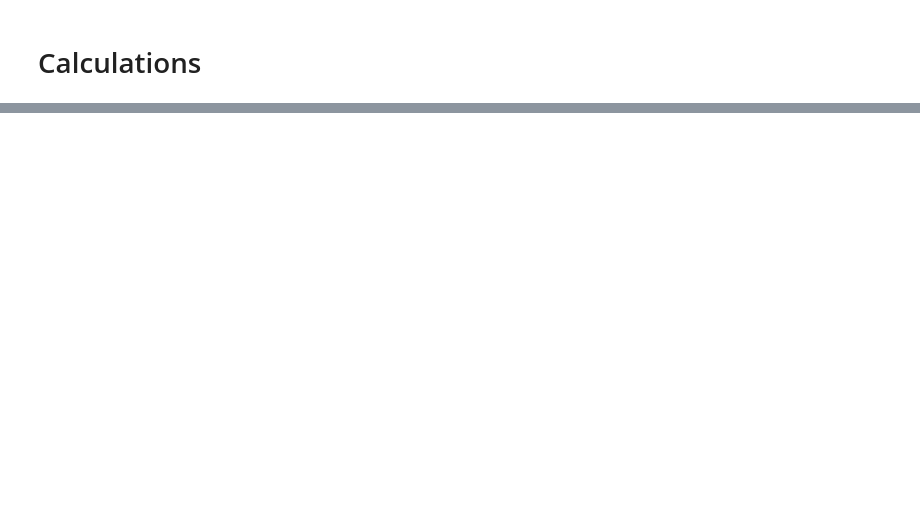
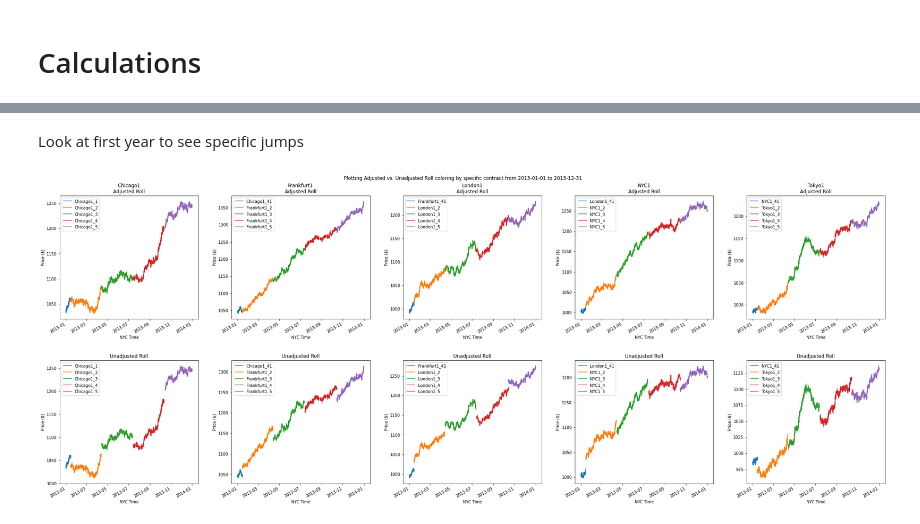
Before and after one commit to diegodalvarez/SyntheticFuturesAnalysis, a Jupyter notebook: notebook/Analysis.ipynb, the cells around one changed output, grey strips where cells are left out. Cells and saved outputs as stored; diff of their text form; code cells hidden in the pictures; blank space fills up the shorter version.

```diff
--- a/notebook/Analysis.ipynb
+++ b/notebook/Analysis.ipynb
@@ -322,0 +335,62 @@ df_test = (df_price.merge(
+# %% [markdown]
+Look at first year to see specific jumps
+# %%
+def plot_specific_roll(df_roll_adj: pd.DataFrame, year: int):
+
+    df_roll_year_spef = (df_roll_adj.assign(
+        date = lambda x: pd.to_datetime(x.nyc_time.dt.date),
+        year = lambda x: x.date.dt.year).
+        query("year == @year").
+        drop(columns = ["date", "year"]))
+
+    df_roll_contract_name = df_roll_year_spef.merge(
+        right = df_price[["nyc_time", "contract_name", "contract"]],
+        how = "inner",
+        on = ["nyc_time", "contract_name"])
+
+    contracts = df_roll_year_spef.contract_name.drop_duplicates().to_list()
+    fig, axes = plt.subplots(ncols = len(contracts), nrows = 2, figsize = (30,12))
+
+    for i, contract in enumerate(contracts):
+
+        df_contract = (df_roll_contract_name.query(
+            "contract_name == @contract").
+            drop(columns = ["contract_name"]))
+
+        spef_contracts = df_contract.contract.drop_duplicates().to_list()
+        for spef_contract in spef_contracts:
+
+            df_spef_contract = (df_contract.query(
+                "contract == @spef_contract").
+                drop(columns = ["contract"]).
+                set_index("nyc_time"))
+
+            (df_spef_contract[
+                ["adj"]].
+                rename(columns = {"adj": spef_contract}).
+                plot(
+                    ax = axes[0,i],
+                    title = "{}\nAdjusted Roll".format(contract),
+                    xlabel = "NYC Time",
+                    ylabel = "Price ($)"))
+
+            (df_spef_contract[
+                ["unadj"]].
+                rename(columns = {"unadj": spef_contract}).
+                plot(
+                    ax = axes[1,i],
+                    title = "Unadjusted Roll",
+                    xlabel = "NYC Time",
+                    ylabel = "Price ($)"))
+
+
+    fig.suptitle("Plotting Adjusted vs. Unadjusted Roll coloring by specific contract from {} to {}".format(
+        df_roll_contract_name.nyc_time.min().date(),
+        df_roll_contract_name.nyc_time.max().date()))
+
+    plt.tight_layout(pad = 3.5)
+    plt.show()
+
+plot_specific_roll(df_roll_adj, 2013)
+# %% [output]
+[figure, added]
```
Also changed, not shown: parts of 17 cells of this notebook, 3 other files.
